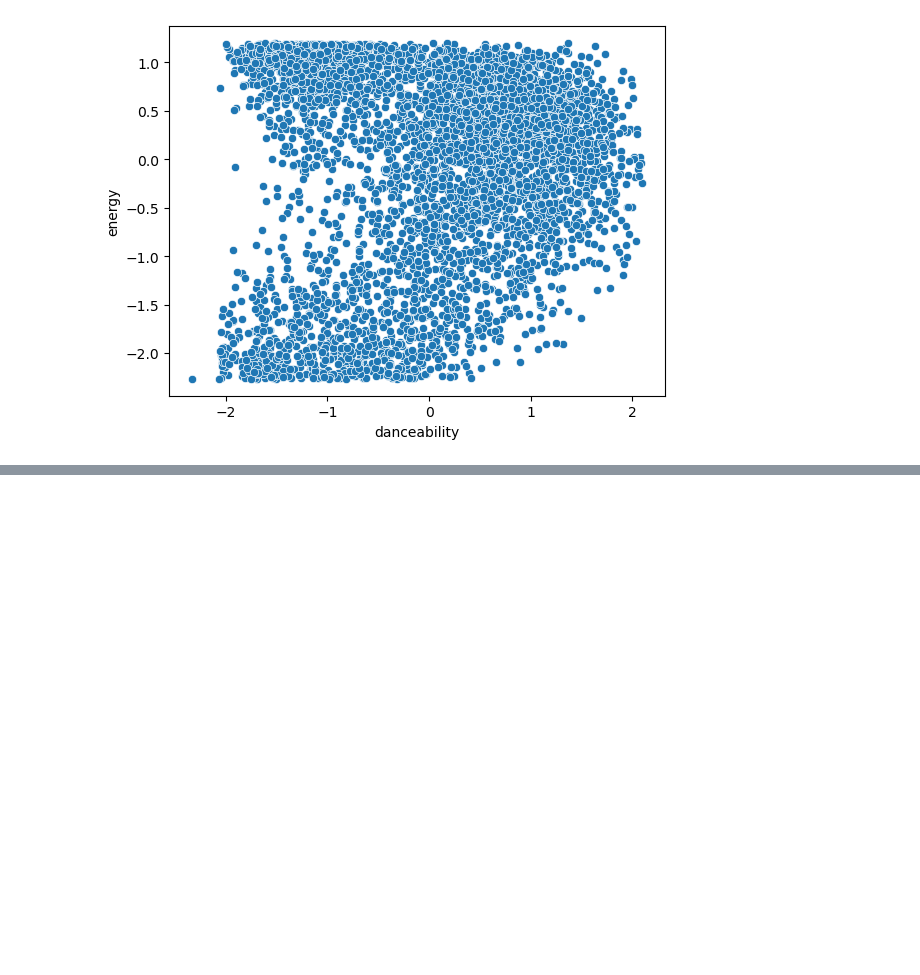
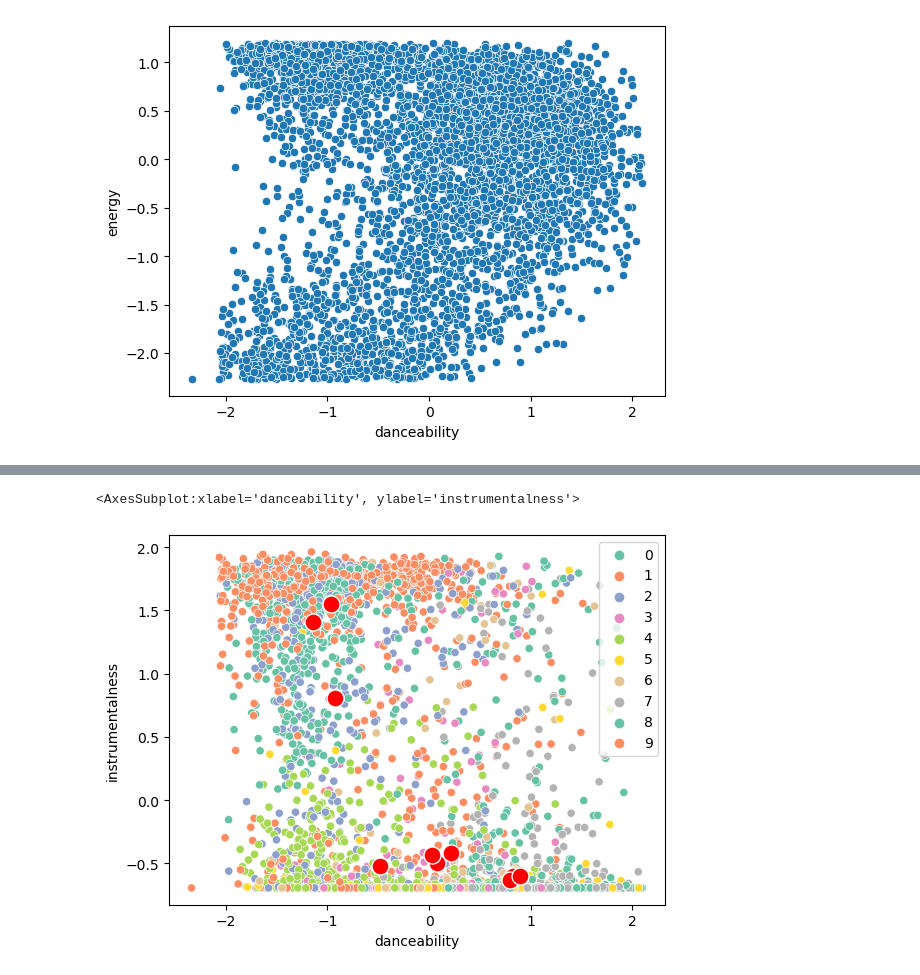
Before and after one commit to Joldon/unsupevised_ML, a Jupyter notebook: compute_distances_5000_songs.ipynb, the cells around one changed output, grey strips where cells are left out. Drawn from its saved outputs; the diff is of its cells as text; code cells hidden in the pictures; blank space fills up the shorter version.

Commit message:
visualization plots for centroids

```diff
--- a/compute_distances_5000_songs.ipynb
+++ b/compute_distances_5000_songs.ipynb
@@ -126,6 +126,6 @@ sns.scatterplot(data=songs_standard, x='danceability', y='energy')
 <AxesSubplot:xlabel='danceability', ylabel='energy'>
 [figure]
 # %%
-songs_kmeans = KMeans(n_clusters=5, random_state=42).fit(songs_standard)
+songs_kmeans = KMeans(n_clusters=10, random_state=42).fit(songs_standard)
 songs_kmeans
 # %% [output]
@@ -132,0 +135,4 @@ KMeans(n_clusters=5, random_state=42)
+# %%
+#calculate centroids
+centroids = pd.DataFrame(songs_kmeans.cluster_centers_, columns=songs_standard.columns)
+centroids
@@ -132,0 +151,11 @@ KMeans(n_clusters=5, random_state=42)
+# %%
+#plot data
+plot_data = songs_standard.copy()
+
+#add cluster column
+plot_data['cluster'] = songs_kmeans.labels_
+
+#another way suggested by wbs
+# plot_data = pd.DataFrame(songs_standard) #, columns=songs_standard.columns)
+# plot_data['cluster'] = songs_kmeans.labels_
+plot_data.head(3)
@@ -133,4 +168,9 @@ KMeans(n_clusters=5, random_state=42)
 # %%
-# sns.scatterplot(data=songs_short, x='danceability', y='liveness', hue='cluster', palette='Set2')
-# sns.scatterplot(data=centroids, x='danceability', y='liveness', color='red', s=150)
+#you can use other variables. This bivariate plot is just for illustration
+sns.scatterplot(data=plot_data, x='danceability', y='instrumentalness', hue='cluster', palette='Set2')
+# sns.scatterplot(data=plot_data, x='danceability', y='liveness', hue='cluster', palette='Set2')
+sns.scatterplot(data=centroids, x='danceability', y='instrumentalness', color='red', s=150)
 # plt.show()
+# %% [output]
+<AxesSubplot:xlabel='danceability', ylabel='instrumentalness'>
+[figure, added]
```
Also changed, not shown: parts of 8 cells of this notebook.
